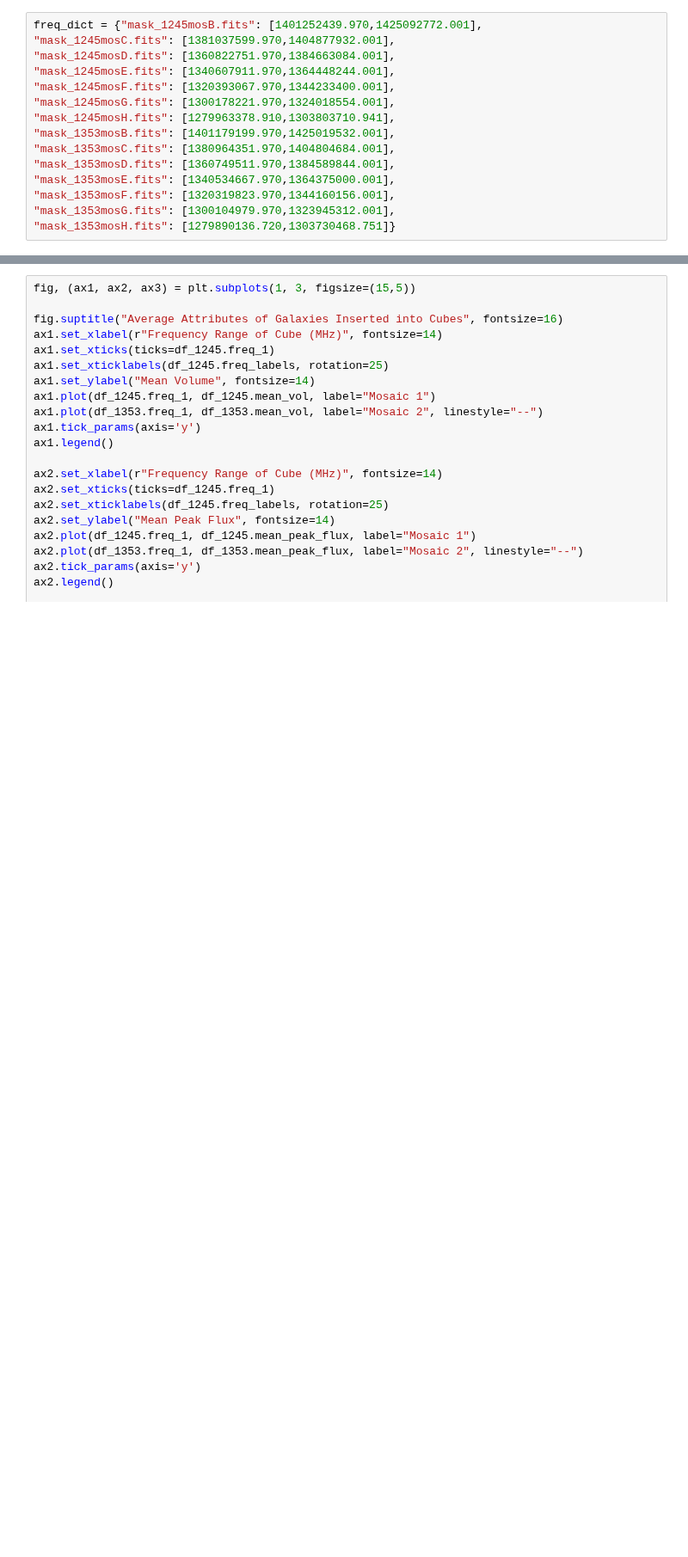
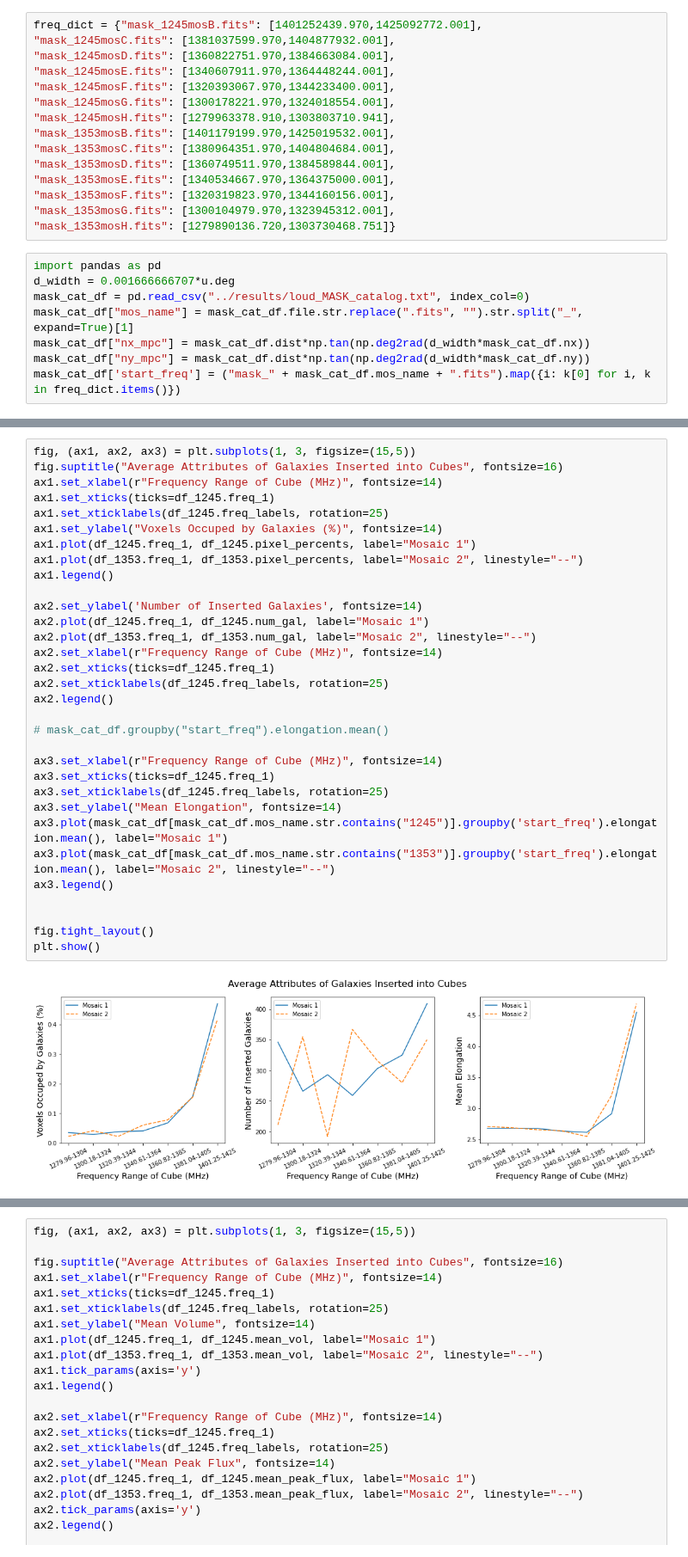
Before and after one commit to Jbarkai/HISourceFinder, a Jupyter notebook: notebooks/Exploratory Analysis.ipynb, the cells around one changed output, grey strips where cells are left out. Shown at 86% size. Cells and saved outputs as stored; diff of their text form; blank space fills up the shorter version.

```diff
--- a/notebooks/Exploratory Analysis.ipynb
+++ b/notebooks/Exploratory Analysis.ipynb
@@ -285,4 +288,12 @@ freq_dict = {"mask_1245mosB.fits": [1401252439.970,1425092772.001],
 "mask_1353mosF.fits": [1320319823.970,1344160156.001],
 "mask_1353mosG.fits": [1300104979.970,1323945312.001],
 "mask_1353mosH.fits": [1279890136.720,1303730468.751]}
+# %%
+import pandas as pd
+d_width = 0.001666666707*u.deg
+mask_cat_df = pd.read_csv("../results/loud_MASK_catalog.txt", index_col=0)
+mask_cat_df["mos_name"] = mask_cat_df.file.str.replace(".fits", "").str.split("_", expand=True)[1]
+mask_cat_df["nx_mpc"] = mask_cat_df.dist*np.tan(np.deg2rad(d_width*mask_cat_df.nx))
+mask_cat_df["ny_mpc"] = mask_cat_df.dist*np.tan(np.deg2rad(d_width*mask_cat_df.ny))
+mask_cat_df['start_freq'] = ("mask_" + mask_cat_df.mos_name + ".fits").map({i: k[0] for i, k in freq_dict.items()})
 # %%
@@ -323,6 +332,40 @@ df_1245["mean_gal_dim0"] = [np.mean([dim[0] for dim in galdim[i]]) for i in mask
 df_1245["mean_gal_dim1"] = [np.mean([dim[1] for dim in galdim[i]]) for i in mask_1245_idx]
 df_1245["mean_gal_dim2"] = [np.mean([dim[2] for dim in galdim[i]]) for i in mask_1245_idx]
 df_1245 = df_1245.sort_values('freq_1')
+# %%
+fig, (ax1, ax2, ax3) = plt.subplots(1, 3, figsize=(15,5))
+fig.suptitle("Average Attributes of Galaxies Inserted into Cubes", fontsize=16)
+ax1.set_xlabel(r"Frequency Range of Cube (MHz)", fontsize=14)
+ax1.set_xticks(ticks=df_1245.freq_1)
+ax1.set_xticklabels(df_1245.freq_labels, rotation=25)
+ax1.set_ylabel("Voxels Occuped by Galaxies (%)", fontsize=14)
+ax1.plot(df_1245.freq_1, df_1245.pixel_percents, label="Mosaic 1")
+ax1.plot(df_1353.freq_1, df_1353.pixel_percents, label="Mosaic 2", linestyle="--")
+ax1.legend()
+
+ax2.set_ylabel('Number of Inserted Galaxies', fontsize=14)
+ax2.plot(df_1245.freq_1, df_1245.num_gal, label="Mosaic 1")
+ax2.plot(df_1353.freq_1, df_1353.num_gal, label="Mosaic 2", linestyle="--")
+ax2.set_xlabel(r"Frequency Range of Cube (MHz)", fontsize=14)
+ax2.set_xticks(ticks=df_1245.freq_1)
+ax2.set_xticklabels(df_1245.freq_labels, rotation=25)
+ax2.legend()
+
+# mask_cat_df.groupby("start_freq").elongation.mean()
+
+ax3.set_xlabel(r"Frequency Range of Cube (MHz)", fontsize=14)
+ax3.set_xticks(ticks=df_1245.freq_1)
+ax3.set_xticklabels(df_1245.freq_labels, rotation=25)
+ax3.set_ylabel("Mean Elongation", fontsize=14)
+ax3.plot(mask_cat_df[mask_cat_df.mos_name.str.contains("1245")].groupby('start_freq').elongation.mean(), label="Mosaic 1")
+ax3.plot(mask_cat_df[mask_cat_df.mos_name.str.contains("1353")].groupby('start_freq').elongation.mean(), label="Mosaic 2", linestyle="--")
+ax3.legend()
+
+
+fig.tight_layout()
+plt.show()
+# %% [output]
+[figure, added]
 # %%
 fig, (ax1, ax2, ax3) = plt.subplots(1, 3, figsize=(15,5))
 fig.suptitle("Average Attributes of Galaxies Inserted into Cubes", fontsize=16)
```
Also changed, not shown: parts of 38 cells of this notebook, 1 other file.
